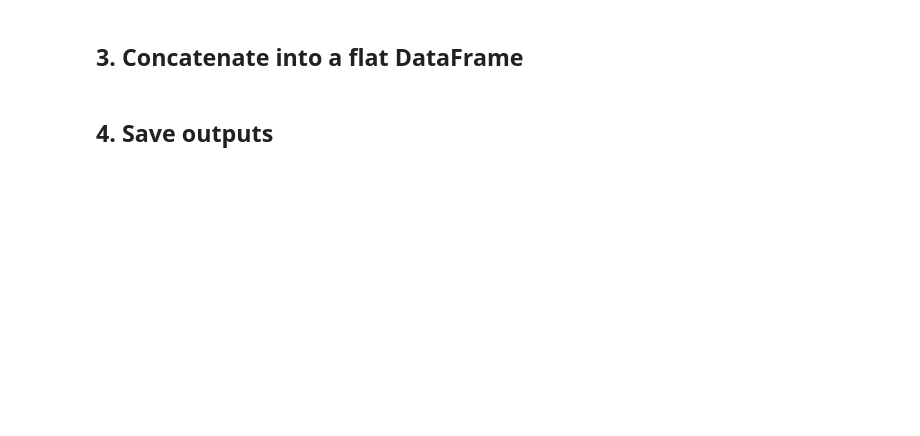
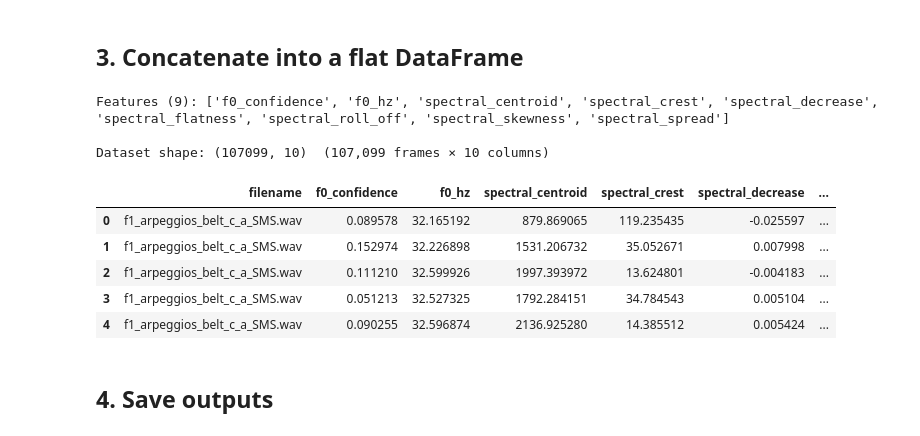
Before and after one commit to kylenamt/final_project, a Jupyter notebook: src/notebooks/preprocessing/feature_extraction.ipynb, the cells around one changed output. Saved outputs shown, nothing was run; the diff lists cells and outputs as text; code cells hidden in the pictures; blank space fills up the shorter version.

```diff
--- a/src/notebooks/preprocessing/feature_extraction.ipynb
+++ b/src/notebooks/preprocessing/feature_extraction.ipynb
@@ -14,7 +14,7 @@ import numpy as np
 import pandas as pd
 from tqdm.auto import tqdm
 
-PROJECT_ROOT = Path.cwd().parent.parent
+PROJECT_ROOT = Path.cwd().parent.parent.parent
 SRC_DIR = PROJECT_ROOT / "src"
 if str(SRC_DIR) not in sys.path:
     sys.path.insert(0, str(SRC_DIR))
@@ -85,8 +112,9 @@ else:
 # %% [markdown]
 ## 2. Extract per-frame features for every file
 # %%
+import librosa
+
 tm = TimbreMetrics(sample_rate=SR, frame_width_sec=FRAME_WIDTH, overlap_pct=OVERLAP)
-pm = PitchMetrics(sample_rate=SR, frame_width_sec=FRAME_WIDTH, overlap_pct=OVERLAP) if EXTRACT_F0 else None
 
 all_records: list[dict] = []
 failed: list[str] = []
@@ -94,6 +122,15 @@ failed: list[str] = []
 for path in tqdm(audio_files, desc="Extracting"):
     try:
         audio, _ = load_audio(path, sr=SR, mono=True)
+
+        # Trim leading/trailing silence
+        if TRIM_SILENCE:
+            audio, _ = librosa.effects.trim(
+                audio,
+                top_db=TRIM_TOP_DB,
+                frame_length=TRIM_FRAME_LENGTH,
+                hop_length=TRIM_HOP_LENGTH,
+            )
 
         # Spectral / level / harmonic features
         series = tm.extract_series_from_array(
@@ -104,9 +141,14 @@ for path in tqdm(audio_files, desc="Extracting"):
 
         n_frames = len(next(iter(series.values())))
 
-        # Pitch extraction (aligned to same frame grid)
-        if pm is not None:
-            f0, conf = pm.extract_f0(audio)
+        # Pitch extraction (aligned to the same frame grid) via CREPE
+        if EXTRACT_F0:
+            f0, conf = PitchMetrics.extract_f0(
+                audio,
+                sample_rate=SR,
+                frame_width_sec=FRAME_WIDTH,
+                overlap_pct=OVERLAP,
+            )
             n = min(n_frames, len(f0))
             series = {k: v[:n] for k, v in series.items()}
             f0 = f0[:n]
@@ -136,30 +200,39 @@ if failed:
 ## 3. Concatenate into a flat DataFrame
 # %%
 # Feature keys common to every file
-common_keys = sorted(
-    set.intersection(*[set(r["series"].keys()) for r in all_records])
-)
+all_key_sets = [set(r["series"].keys()) for r in all_records]
+common_keys = sorted(all_key_sets[0].intersection(*all_key_sets[1:])) if all_key_sets else []
 print(f"Features ({len(common_keys)}): {common_keys}")
 
 rows = []
 for r in all_records:
     n = r["n_frames"]
 
     # Metadata columns (always includes filename)
     meta_block = {"filename": [r["filename"]] * n}
     for col, val in r["meta"].items():
         meta_block[col] = [val] * n
 
     block = pd.DataFrame(meta_block)
     block = pd.concat(
         [block, pd.DataFrame({k: r["series"][k] for k in common_keys})],
         axis=1,
     )
     rows.append(block)
 
 df = pd.concat(rows, ignore_index=True)
 print(f"\nDataset shape: {df.shape}  ({df.shape[0]:,} frames \u00d7 {df.shape[1]} columns)")
 df.head()
+# %% [output]
+Features (9): ['f0_confidence', 'f0_hz', 'spectral_centroid', 'spectral_crest', 'spectral_decrease', 'spectral_flatness', 'spectral_roll_off', 'spectral_skewness', 'spectral_spread']
+
+Dataset shape: (107099, 10)  (107,099 frames × 10 columns)
+|  | filename | f0_confidence | f0_hz | spectral_centroid | spectral_crest | spectral_decrease | ... |
+| 0 | f1_arpeggios_belt_c_a_SMS.wav | 0.089578 | 32.165192 | 879.869065 | 119.235435 | -0.025597 | ... |
+| 1 | f1_arpeggios_belt_c_a_SMS.wav | 0.152974 | 32.226898 | 1531.206732 | 35.052671 | 0.007998 | ... |
+| 2 | f1_arpeggios_belt_c_a_SMS.wav | 0.111210 | 32.599926 | 1997.393972 | 13.624801 | -0.004183 | ... |
+| 3 | f1_arpeggios_belt_c_a_SMS.wav | 0.051213 | 32.527325 | 1792.284151 | 34.784543 | 0.005104 | ... |
+| 4 | f1_arpeggios_belt_c_a_SMS.wav | 0.090255 | 32.596874 | 2136.925280 | 14.385512 | 0.005424 | ... |
 # %% [markdown]
 ## 4. Save outputs
 # %%
```
Also changed, not shown: parts of 6 cells of this notebook, 19 other files.
